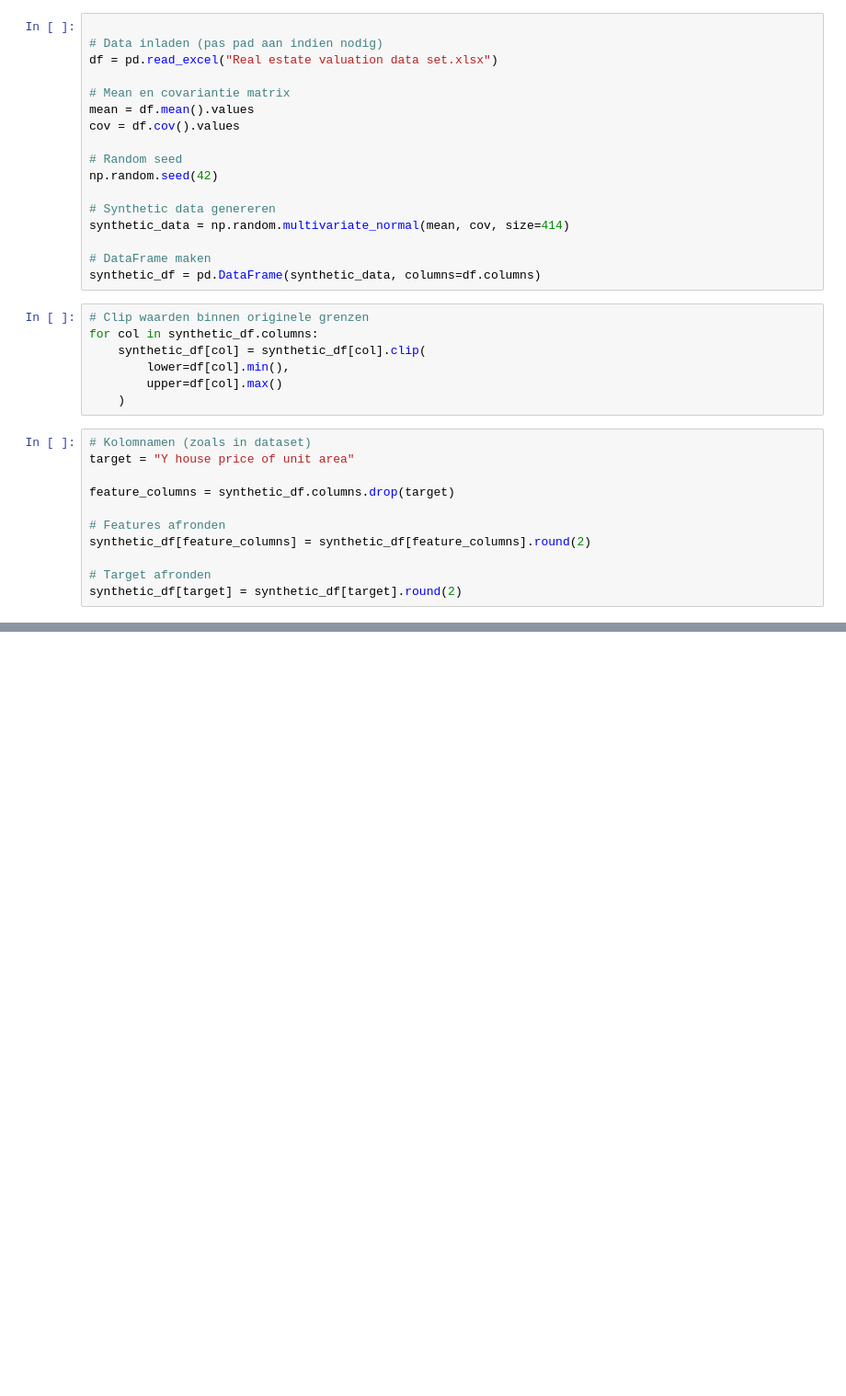
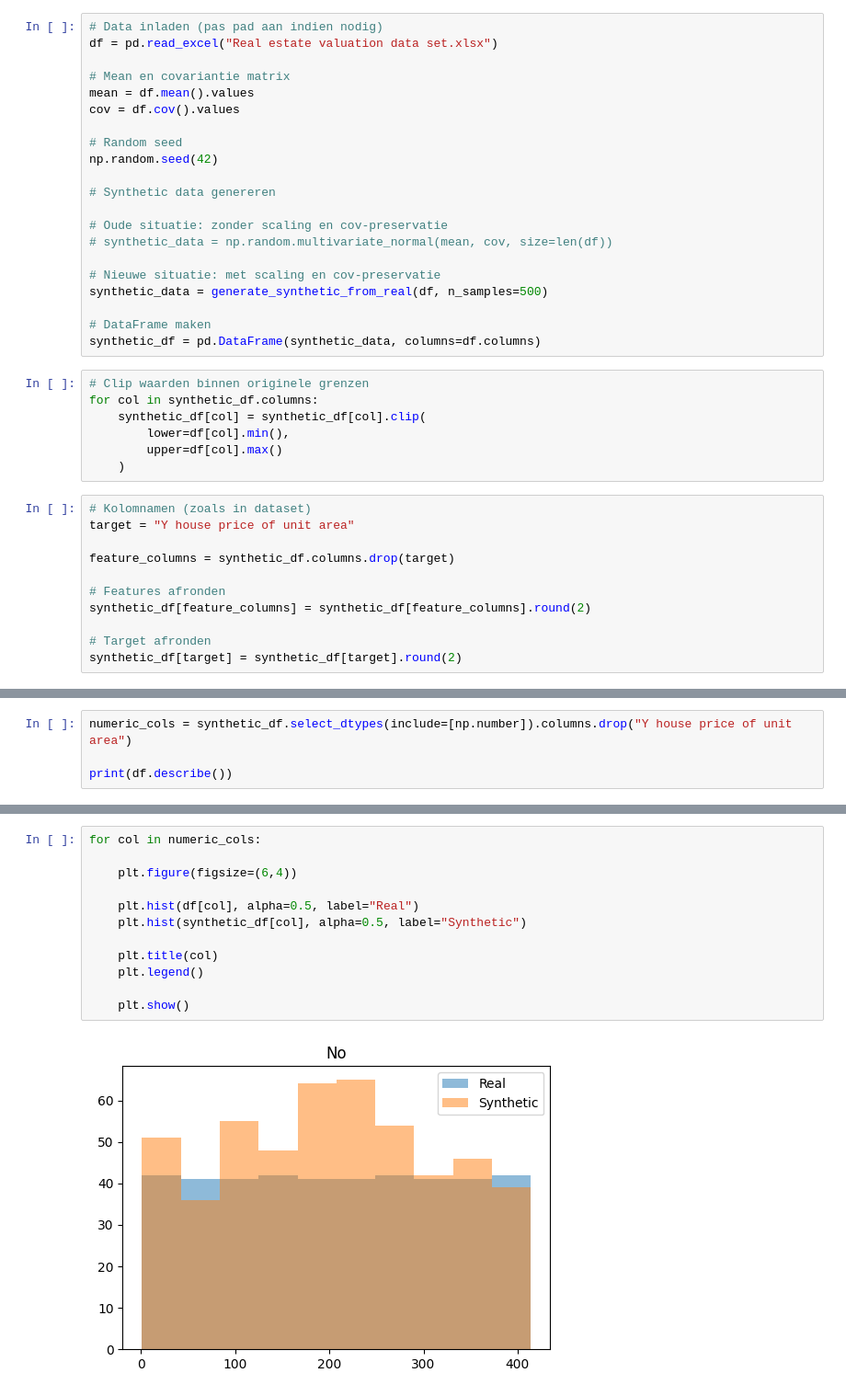
Before and after one commit to ESmids/BPDEE-Practicums, a Jupyter notebook: Opdracht3/SynthDataGen.ipynb, the cells around one changed output, grey strips where cells are left out. Shown at 92% size. Drawn from its saved outputs; the diff is of its cells as text; blank space fills up the shorter version.

```diff
--- a/Opdracht3/SynthDataGen.ipynb
+++ b/Opdracht3/SynthDataGen.ipynb
@@ -9,5 +39,4 @@ import pandas as pd
 # %%
-
 # Data inladen (pas pad aan indien nodig)
 df = pd.read_excel("Real estate valuation data set.xlsx")
 
@@ -19,7 +48,12 @@ cov = df.cov().values
 np.random.seed(42)
 
 # Synthetic data genereren
-synthetic_data = np.random.multivariate_normal(mean, cov, size=414)
+
+# Oude situatie: zonder scaling en cov-preservatie
+# synthetic_data = np.random.multivariate_normal(mean, cov, size=len(df))
+
+# Nieuwe situatie: met scaling en cov-preservatie
+synthetic_data = generate_synthetic_from_real(df, n_samples=500)
 
 # DataFrame maken
 synthetic_df = pd.DataFrame(synthetic_data, columns=df.columns)
@@ -65,0 +80,4 @@ max                     72.060000
+# %%
+numeric_cols = synthetic_df.select_dtypes(include=[np.number]).columns.drop("Y house price of unit area")
+
+print(df.describe())
@@ -65,0 +128,14 @@ max                     72.060000
+# %%
+for col in numeric_cols:
+
+    plt.figure(figsize=(6,4))
+
+    plt.hist(df[col], alpha=0.5, label="Real")
+    plt.hist(synthetic_df[col], alpha=0.5, label="Synthetic")
+
+    plt.title(col)
+    plt.legend()
+
+    plt.show()
+# %% [output]
+[figure, added]
```
Also changed, not shown: parts of 19 cells of this notebook, 2 other files.
